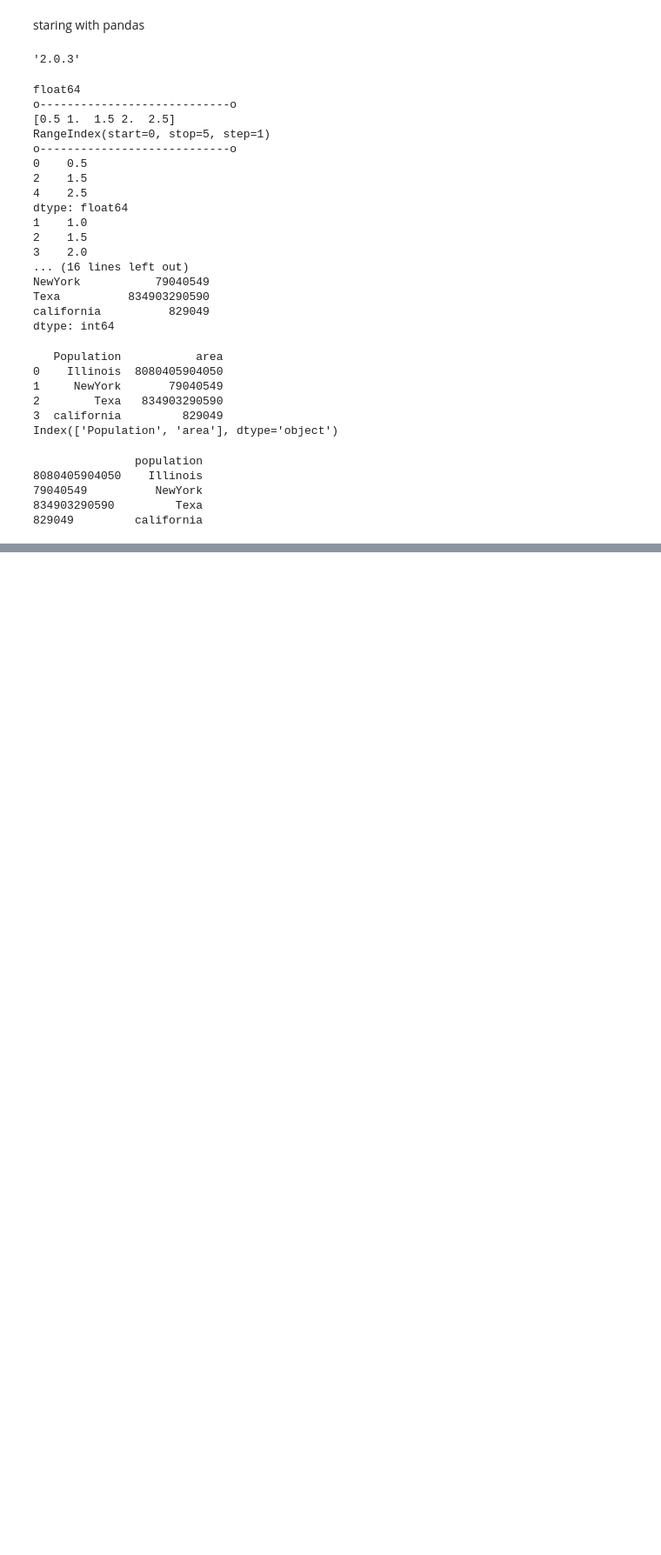
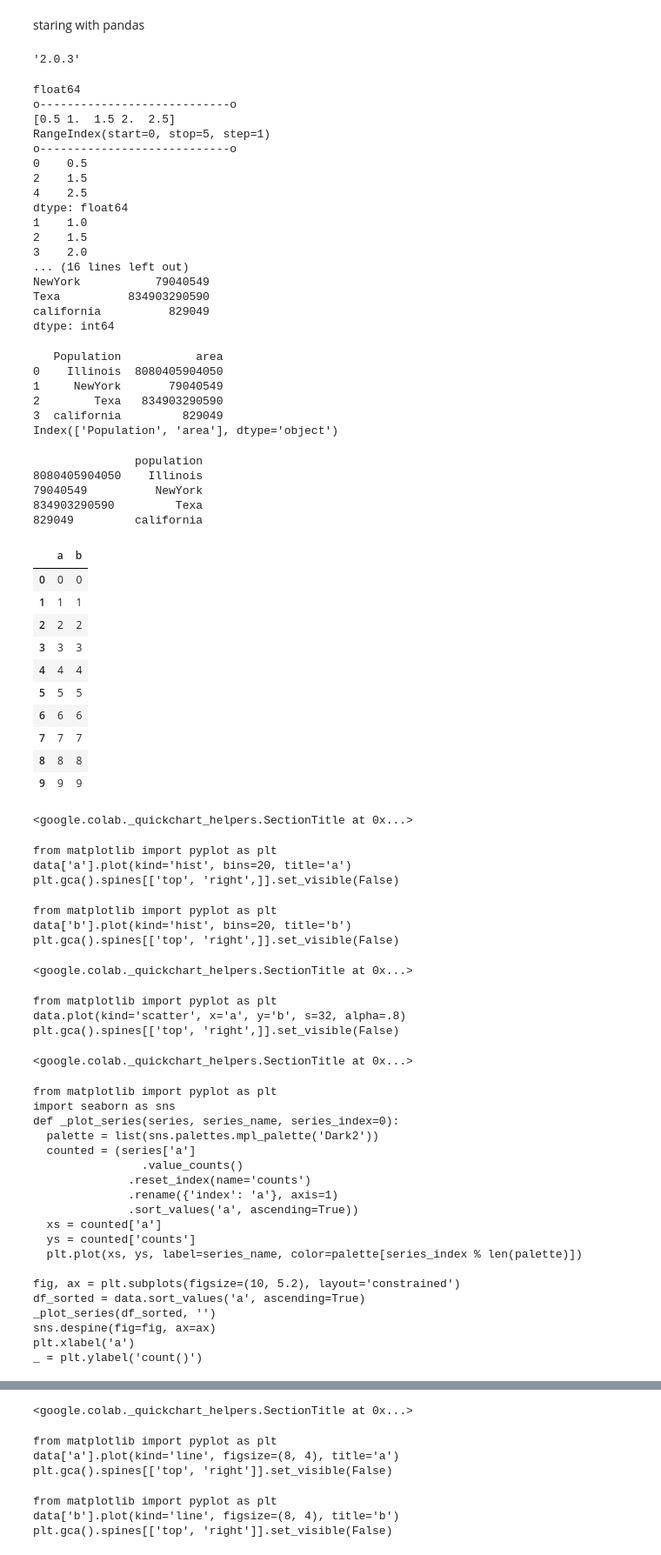
Before and after one commit to nijoluca/ML, a Jupyter notebook: PandasNotes.ipynb, the cells around one changed output, grey strips where cells are left out. Shown: that part at 87% size. Cells and saved outputs as stored; diff of their text form; code cells hidden in the pictures; blank space fills up the shorter version.

```diff
--- a/PandasNotes.ipynb
+++ b/PandasNotes.ipynb
@@ -96,0 +95,50 @@ print(data)
+# %%
+#page115
+import pandas as pd
+#from a dict of lists
+data=[{'a':i,'b':i*1} for i in range(10)]
+data=pd.DataFrame(data)
+data
+# %% [output]
+|  | a | b |
+| 0 | 0 | 0 |
+| 1 | 1 | 1 |
+| 2 | 2 | 2 |
+| 3 | 3 | 3 |
+| 4 | 4 | 4 |
+| 5 | 5 | 5 |
+| 6 | 6 | 6 |
+| 7 | 7 | 7 |
+| 8 | 8 | 8 |
+| 9 | 9 | 9 |
+<google.colab._quickchart_helpers.SectionTitle at 0x...>
+from matplotlib import pyplot as plt
+data['a'].plot(kind='hist', bins=20, title='a')
+plt.gca().spines[['top', 'right',]].set_visible(False)
+from matplotlib import pyplot as plt
+data['b'].plot(kind='hist', bins=20, title='b')
+plt.gca().spines[['top', 'right',]].set_visible(False)
+<google.colab._quickchart_helpers.SectionTitle at 0x...>
+from matplotlib import pyplot as plt
+data.plot(kind='scatter', x='a', y='b', s=32, alpha=.8)
+plt.gca().spines[['top', 'right',]].set_visible(False)
+<google.colab._quickchart_helpers.SectionTitle at 0x...>
+from matplotlib import pyplot as plt
+import seaborn as sns
+def _plot_series(series, series_name, series_index=0):
+  palette = list(sns.palettes.mpl_palette('Dark2'))
+  counted = (series['a']
+                .value_counts()
+              .reset_index(name='counts')
+              .rename({'index': 'a'}, axis=1)
+              .sort_values('a', ascending=True))
+  xs = counted['a']
+  ys = counted['counts']
+  plt.plot(xs, ys, label=series_name, color=palette[series_index % len(palette)])
+
+fig, ax = plt.subplots(figsize=(10, 5.2), layout='constrained')
+df_sorted = data.sort_values('a', ascending=True)
+_plot_series(df_sorted, '')
+sns.despine(fig=fig, ax=ax)
+plt.xlabel('a')
+_ = plt.ylabel('count()')
@@ -96,0 +164,7 @@ print(data)
+<google.colab._quickchart_helpers.SectionTitle at 0x...>
+from matplotlib import pyplot as plt
+data['a'].plot(kind='line', figsize=(8, 4), title='a')
+plt.gca().spines[['top', 'right']].set_visible(False)
+from matplotlib import pyplot as plt
+data['b'].plot(kind='line', figsize=(8, 4), title='b')
+plt.gca().spines[['top', 'right']].set_visible(False)
```
Also changed, not shown: parts of 2 cells of this notebook.
